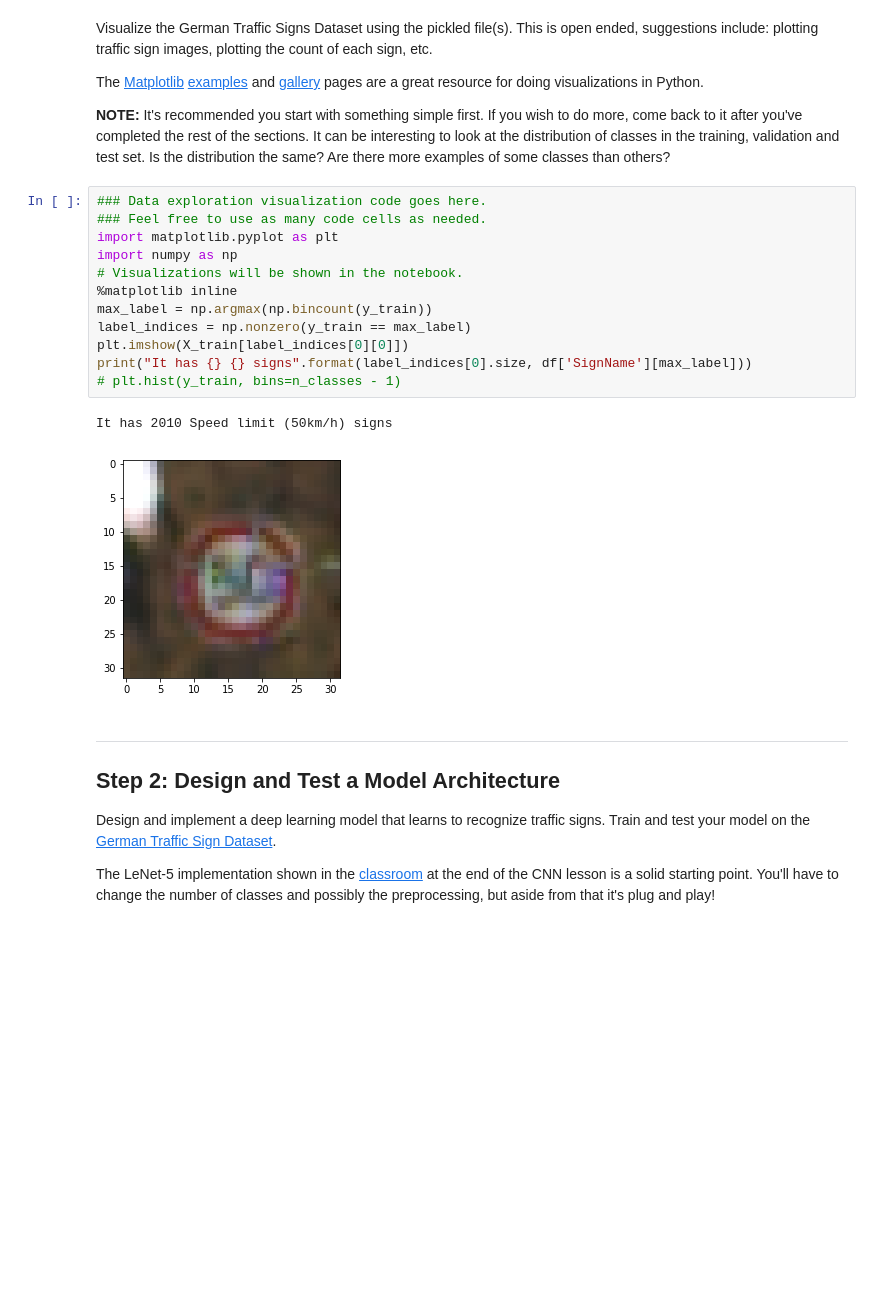
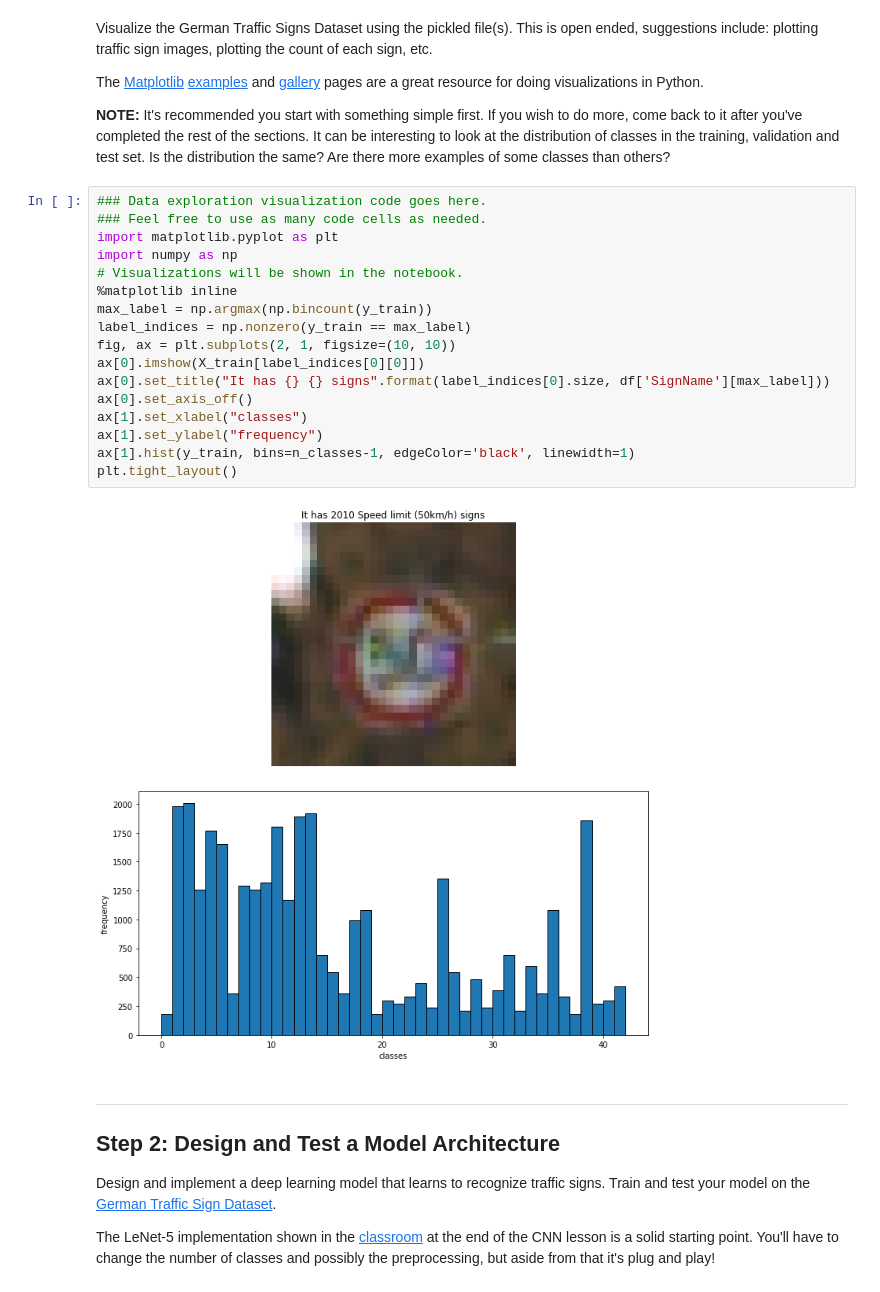
Before and after one commit to zhangk430/CarND-Traffic-Sign-Classifier-Project, a Jupyter notebook: Traffic_Sign_Classifier.ipynb, the cells around one changed output. Saved outputs shown, nothing was run; the diff lists cells and outputs as text; blank space fills up the shorter version.

```diff
--- a/Traffic_Sign_Classifier.ipynb
+++ b/Traffic_Sign_Classifier.ipynb
@@ -95,18 +97,22 @@ The [Matplotlib](http://matplotlib.org/) [examples](http://matplotlib.org/exampl
 # %%
 ### Data exploration visualization code goes here.
 ### Feel free to use as many code cells as needed.
 import matplotlib.pyplot as plt
 import numpy as np
 # Visualizations will be shown in the notebook.
 %matplotlib inline
 max_label = np.argmax(np.bincount(y_train))
 label_indices = np.nonzero(y_train == max_label)
-plt.imshow(X_train[label_indices[0][0]])
-print("It has {} {} signs".format(label_indices[0].size, df['SignName'][max_label]))
-# plt.hist(y_train, bins=n_classes - 1)
+fig, ax = plt.subplots(2, 1, figsize=(10, 10))
+ax[0].imshow(X_train[label_indices[0][0]])
+ax[0].set_title("It has {} {} signs".format(label_indices[0].size, df['SignName'][max_label]))
+ax[0].set_axis_off()
+ax[1].set_xlabel("classes")
+ax[1].set_ylabel("frequency")
+ax[1].hist(y_train, bins=n_classes-1, edgeColor='black', linewidth=1)
+plt.tight_layout()
 # %% [output]
-It has 2010 Speed limit (50km/h) signs
-[figure, old version]
+[figure, new version]
 # %% [markdown]
 ----
 
```
Also changed, not shown: parts of 9 cells of this notebook, 28 other files.
